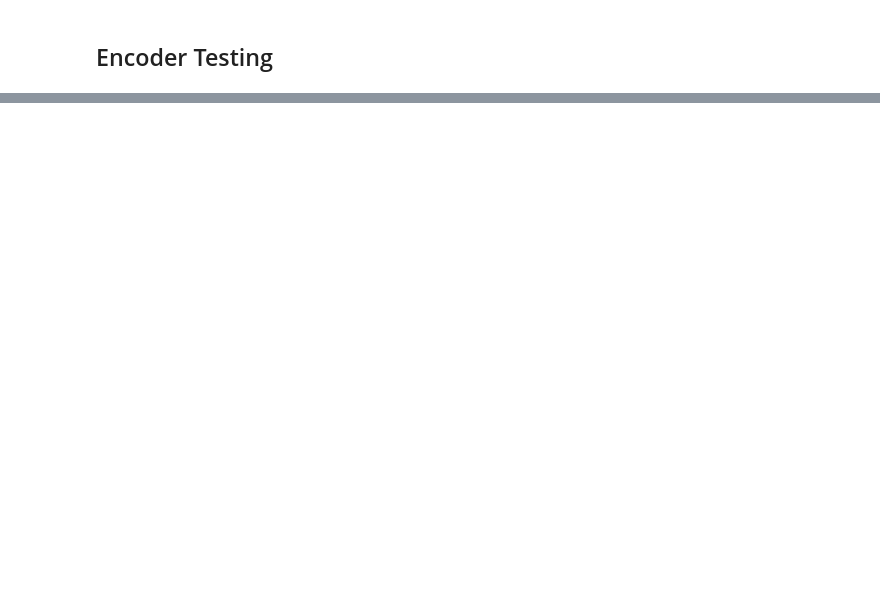
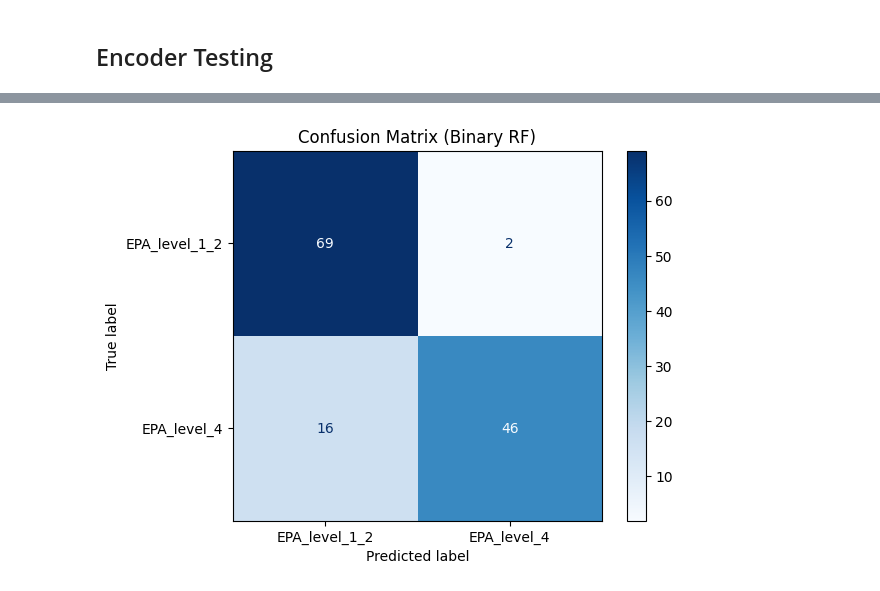
Before and after one commit to DashLLipsey/PREDICT-MIT-LL, a Jupyter notebook: Notebooks/encoder_randforest_subset_union.ipynb, the cells around one changed output, grey strips where cells are left out. Drawn from its saved outputs; the diff is of its cells as text; code cells hidden in the pictures; blank space fills up the shorter version.

```diff
--- a/Notebooks/encoder_randforest_subset_union.ipynb
+++ b/Notebooks/encoder_randforest_subset_union.ipynb
@@ -795,8 +824,9 @@ print(train_data.shape)
 print(test_data.shape)
 
 # Make a copy
-train_data_df3_QQneg = train_data.copy()
-# Load val_data under the right name
+train_data_df3_LTQOpos = train_data.copy()
+test_data_df3_LTQOpos = test_data.copy()
+# Load val_data
 val_data = test_data
 
 # # train_data = pd.read_csv("/")
@@ -893,0 +1147,38 @@ RuntimeError: mat1 and mat2 shapes cannot be multiplied (233x815 and 679x662)
+# %%
+# Create new binary label
+def combine_epa_levels(row):
+    if row.get('EPA_level_1', 0) == 1 or row.get('EPA_level_2', 0) == 1:
+        return 'EPA_level_1_2'
+    elif row.get('EPA_level_4', 0) == 1:
+        return 'EPA_level_4'
+    else:
+        return None
+# %%
+# Binary Classification untuned and unbalanced Random Forest Classifier
+df_bin = test_concat.copy()
+df_bin['EPA_binary'] = df_bin.apply(combine_epa_levels, axis=1)
+df_bin = df_bin[df_bin['EPA_binary'].isin(['EPA_level_1_2', 'EPA_level_4'])].copy()
+
+embedding_cols_bin = [
+    col for col in df_bin.columns
+    if col not in ['SMILES', 'SMILES_spectra', 'EPA_binary'] and not str(col).startswith('EPA_level_')
+]
+X_bin = df_bin[embedding_cols_bin].select_dtypes(include=[np.number])
+X_bin.columns = X_bin.columns.astype(str)
+y_bin = df_bin['EPA_binary']
+
+X_train_bin, X_test_bin, y_train_bin, y_test_bin = train_test_split(
+    X_bin, y_bin, test_size=0.2, random_state=42, stratify=y_bin
+)
+
+rf_bin = RandomForestClassifier(n_estimators=100, random_state=47)
+rf_bin.fit(X_train_bin, y_train_bin)
+y_pred_bin = rf_bin.predict(X_test_bin)
+
+cm_bin = confusion_matrix(y_test_bin, y_pred_bin, labels=['EPA_level_1_2', 'EPA_level_4'])
+disp_bin = ConfusionMatrixDisplay(confusion_matrix=cm_bin, display_labels=['EPA_level_1_2', 'EPA_level_4'])
+disp_bin.plot(cmap='Blues')
+plt.title("Confusion Matrix (Binary RF)")
+plt.show()
+# %% [output]
+[figure, added]
```
Also changed, not shown: parts of 29 cells of this notebook.
